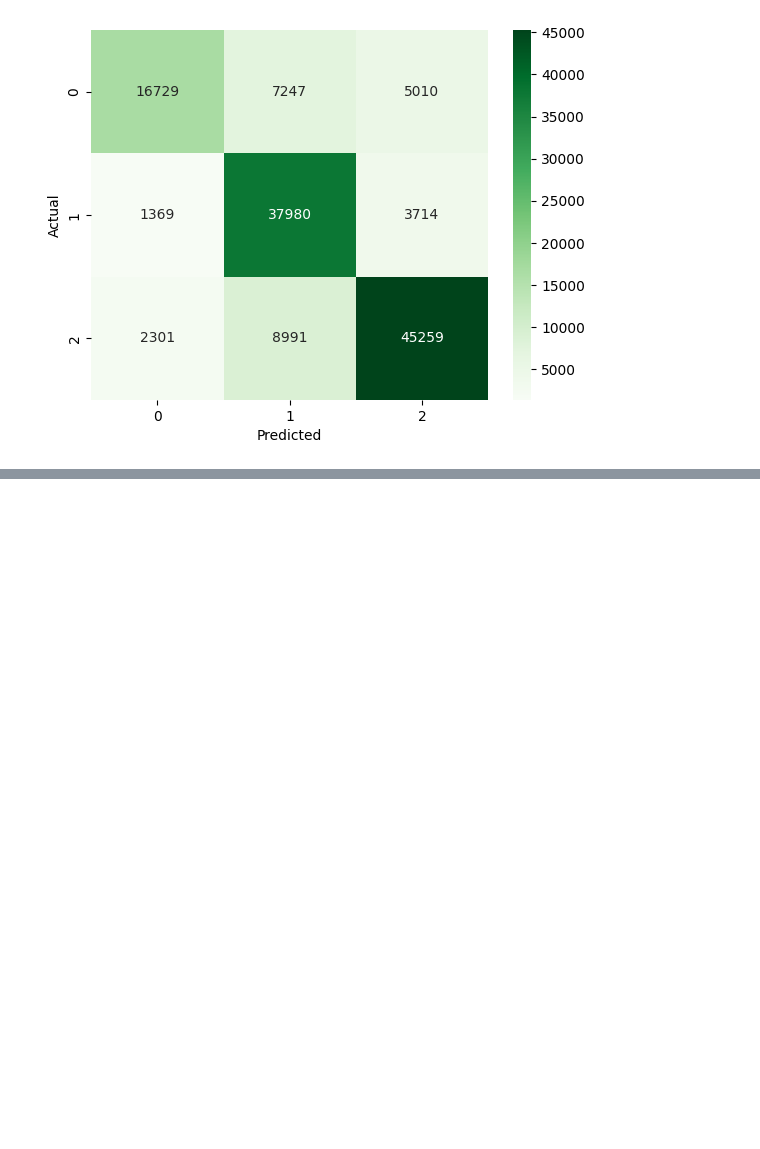
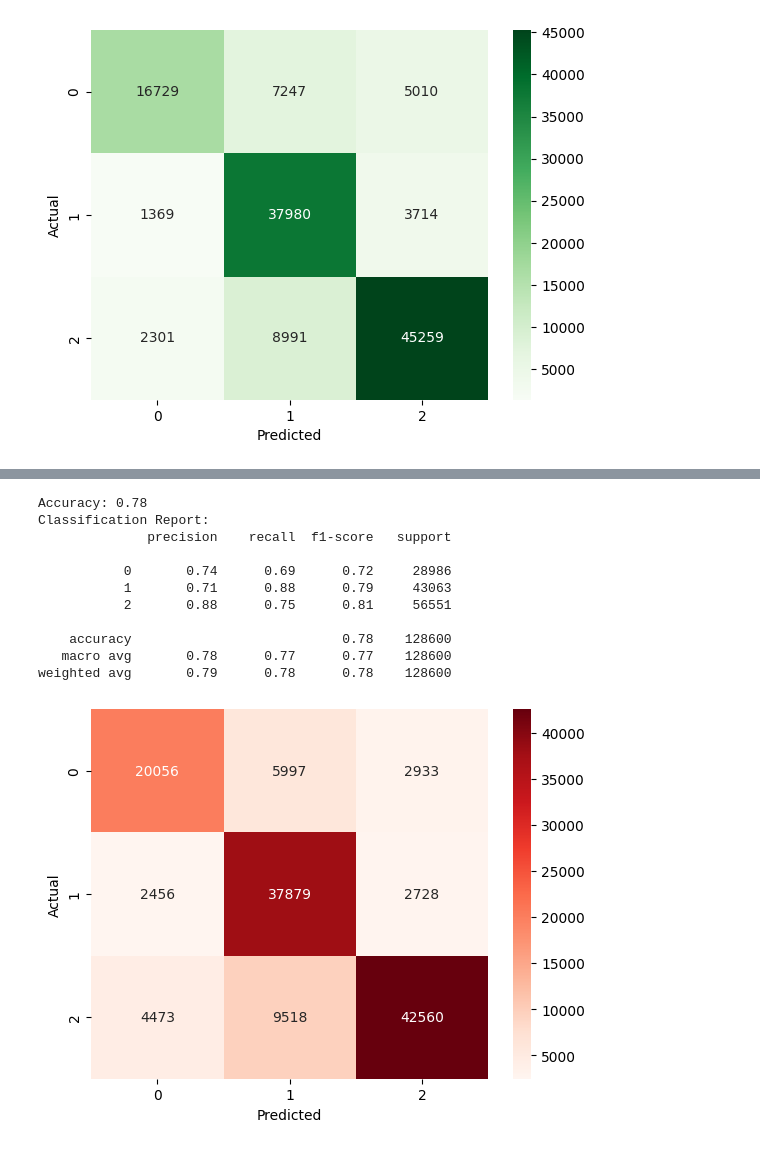
Before and after one commit to Michaela-Vosvrdova/projects, a Jupyter notebook: Sentiment Analysis.ipynb, the cells around one changed output, grey strips where cells are left out. Drawn from its saved outputs; the diff is of its cells as text; code cells hidden in the pictures; blank space fills up the shorter version.

```diff
--- a/Sentiment Analysis.ipynb
+++ b/Sentiment Analysis.ipynb
@@ -372,0 +368,8 @@ To be continued.
+# %%
+from lightgbm import LGBMClassifier
+
+model = Pipeline([
+    ('tfidf', TfidfVectorizer(max_features=10000, ngram_range=(1,2), sublinear_tf=True)),
+    ('clf', LGBMClassifier(objective='multiclass', class_weight='balanced', random_state=42))
+])
+model.fit(X_train, y_train)
@@ -372,0 +390,27 @@ To be continued.
+# %%
+y_pred = model.predict(X_test)
+
+acc = accuracy_score(y_test, y_pred)
+cm = confusion_matrix(y_test, y_pred)
+cr = classification_report(y_test, y_pred)
+
+print(f'Accuracy: {acc:.2f}')
+print(f'Classification Report:\n{cr}')
+
+sns.heatmap(cm, annot=True, fmt='d', cmap='Reds')
+plt.xlabel('Predicted')
+plt.ylabel('Actual')
+plt.show()
+# %% [output]
+Accuracy: 0.78
+Classification Report:
+              precision    recall  f1-score   support
+
+           0       0.74      0.69      0.72     28986
+           1       0.71      0.88      0.79     43063
+           2       0.88      0.75      0.81     56551
+
+    accuracy                           0.78    128600
+   macro avg       0.78      0.77      0.77    128600
+weighted avg       0.79      0.78      0.78    128600
+[figure, added]
```
Also changed, not shown: parts of 13 cells of this notebook.
